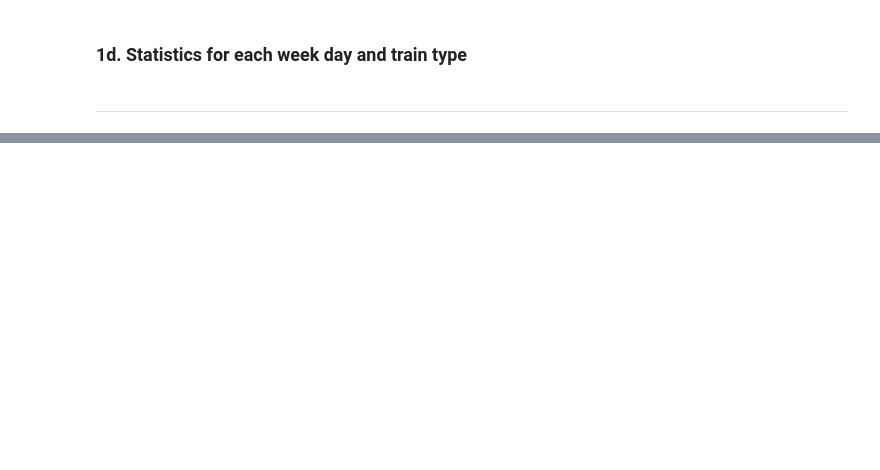
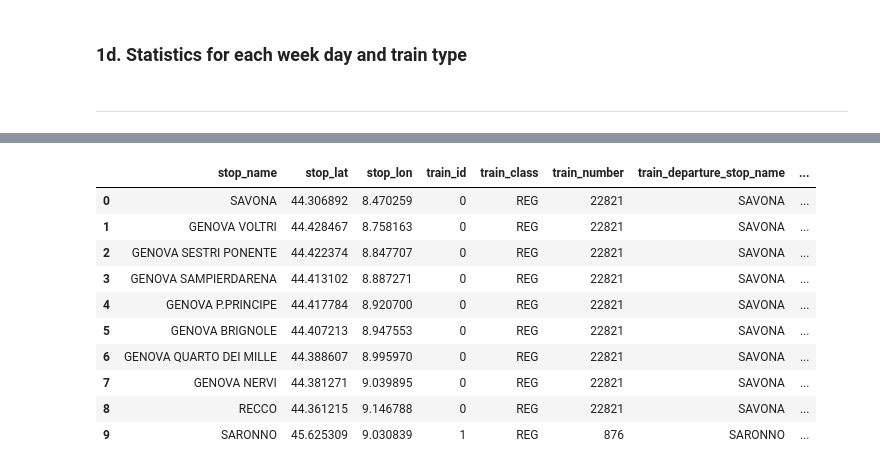
Before and after one commit to giacomoorsi/OpenRitardi, a Jupyter notebook: data/data_generation.ipynb, the cells around one changed output, grey strips where cells are left out. Cells and saved outputs as stored; diff of their text form; code cells hidden in the pictures; blank space fills up the shorter version.

Commit message:
Updated notebook with new dataset generation

```diff
--- a/data/data_generation.ipynb
+++ b/data/data_generation.ipynb
@@ -203,0 +488,3 @@ for day in data_stop_stat_pandas["day_of_week"].unique():
+# %%
+# read from file
+df_trains_stat3 = spark.read.option("header", "true").csv("dataset_generated/data_train_stat/data_train_stat.csv")
@@ -203,0 +598,23 @@ for day in data_stop_stat_pandas["day_of_week"].unique():
+# %%
+trains_timetable = df_trains_stat3 \
+    .select("train_id", "train_class", "train_number", "train_departure_stop_name", "train_arrival_stop_name", "stop_number", "stop_name", "stop_time", "stop_lat", "stop_lon")
+
+# need to join with the stops to get stop_id that we have lost on the way
+trains_timetable = trains_timetable \
+    .join(stops, on=["stop_name", "stop_lat", "stop_lon"], how="inner")
+
+trains_timetable_pandas = trains_timetable.toPandas()
+# %%
+trains_timetable_pandas.head(10)
+# %% [output]
+|  | stop_name | stop_lat | stop_lon | train_id | train_class | train_number | train_departure_stop_name | ... |
+| 0 | SAVONA | 44.306892 | 8.470259 | 0 | REG | 22821 | SAVONA | ... |
+| 1 | GENOVA VOLTRI | 44.428467 | 8.758163 | 0 | REG | 22821 | SAVONA | ... |
+| 2 | GENOVA SESTRI PONENTE | 44.422374 | 8.847707 | 0 | REG | 22821 | SAVONA | ... |
+| 3 | GENOVA SAMPIERDARENA | 44.413102 | 8.887271 | 0 | REG | 22821 | SAVONA | ... |
+| 4 | GENOVA P.PRINCIPE | 44.417784 | 8.920700 | 0 | REG | 22821 | SAVONA | ... |
+| 5 | GENOVA BRIGNOLE | 44.407213 | 8.947553 | 0 | REG | 22821 | SAVONA | ... |
+| 6 | GENOVA QUARTO DEI MILLE | 44.388607 | 8.995970 | 0 | REG | 22821 | SAVONA | ... |
+| 7 | GENOVA NERVI | 44.381271 | 9.039895 | 0 | REG | 22821 | SAVONA | ... |
+| 8 | RECCO | 44.361215 | 9.146788 | 0 | REG | 22821 | SAVONA | ... |
+| 9 | SARONNO | 45.625309 | 9.030839 | 1 | REG | 876 | SARONNO | ... |
```
Also changed, not shown: parts of 62 cells of this notebook.
